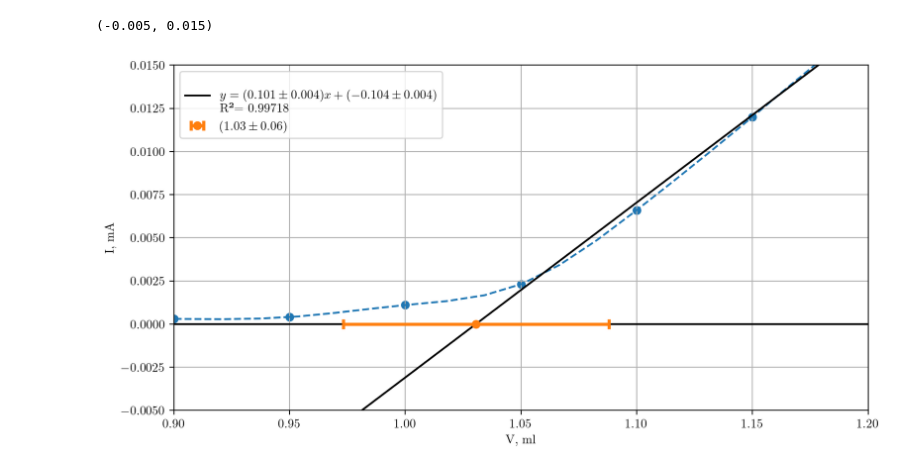
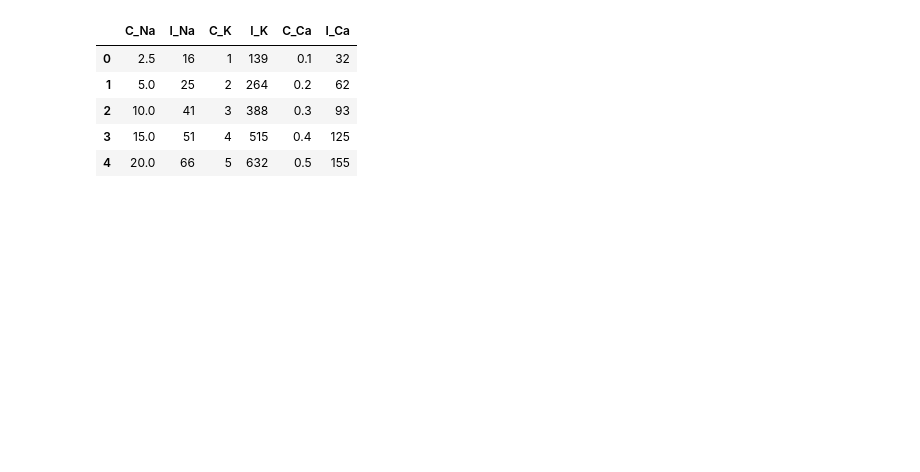
Before and after one commit to yaroslavsavateykin/unc_tools, a Jupyter notebook: notebooks/3 - Examples/1.ipynb, the cells around one changed output. Drawn from its saved outputs; the diff is of its cells as text; code cells hidden in the pictures; blank space fills up the shorter version.

```diff
--- a/notebooks/3 - Examples/1.ipynb
+++ b/notebooks/3 - Examples/1.ipynb
@@ -46,30 +6,22 @@ Text(0, 0.5, 'I, mA')
-# %%
-import unc_tools.patches
-fig, ax = plt.subplots(figsize=(10,5), dpi = 200)
-
-ax.scatter(df.volume, df.i)
-spline = CubicSpline(df.volume, df.i)
-x = np.linspace(df.volume.min(), df.volume.max(),100)
-ax.plot(x, spline(x),"--")
-
-reg = UncRegression(df.volume, df.i, sl = slice(5,9))
-
-
-reg.plot(x_ax=np.linspace(x0.n-0.1, reg.x.max())+0.05,
-          ax=ax,
-          show_scatter=False,color="black")
-
-y0 = 0
-x0 = reg.find_x(y0)
-ax.plot(np.linspace(0,1.2), np.linspace(0,1.2)*y0,color="black")
-ax.scatter(x0,y0,label=f"$({x0})$".replace("+/-",r"\pm"))
-
-ax.legend()
-ax.set_xlabel("V, ml")
-ax.set_ylabel("I, mA")
-
-ax.set_xlim(0.9,1.2)
-ax.set_ylim(-0.005, 0.015)
-# %% [output]
-(-0.005, 0.015)
-[figure, removed]
+# %%
+df = pd.DataFrame({})
+
+df["C_Na"] = [2.5, 5, 10, 15, 20]
+df["I_Na"] = [16, 25, 41, 51, 66]
+
+df["C_K"]  = [1, 2, 3, 4, 5]
+df["I_K"] = [139,264, 388, 515, 632]
+
+df["C_Ca"] = [0.1, 0.2, 0.3, 0.4, 0.5]
+df["I_Ca"] = [32, 62, 93, 125, 155]
+
+control_dict = {"Na": 44, "K": 433, "Ca": 71}
+
+df
+# %% [output]
+|  | C_Na | I_Na | C_K | I_K | C_Ca | I_Ca |
+| 0 | 2.5 | 16 | 1 | 139 | 0.1 | 32 |
+| 1 | 5.0 | 25 | 2 | 264 | 0.2 | 62 |
+| 2 | 10.0 | 41 | 3 | 388 | 0.3 | 93 |
+| 3 | 15.0 | 51 | 4 | 515 | 0.4 | 125 |
+| 4 | 20.0 | 66 | 5 | 632 | 0.5 | 155 |
```
Also changed, not shown: parts of 6 cells of this notebook, 12 other files.
